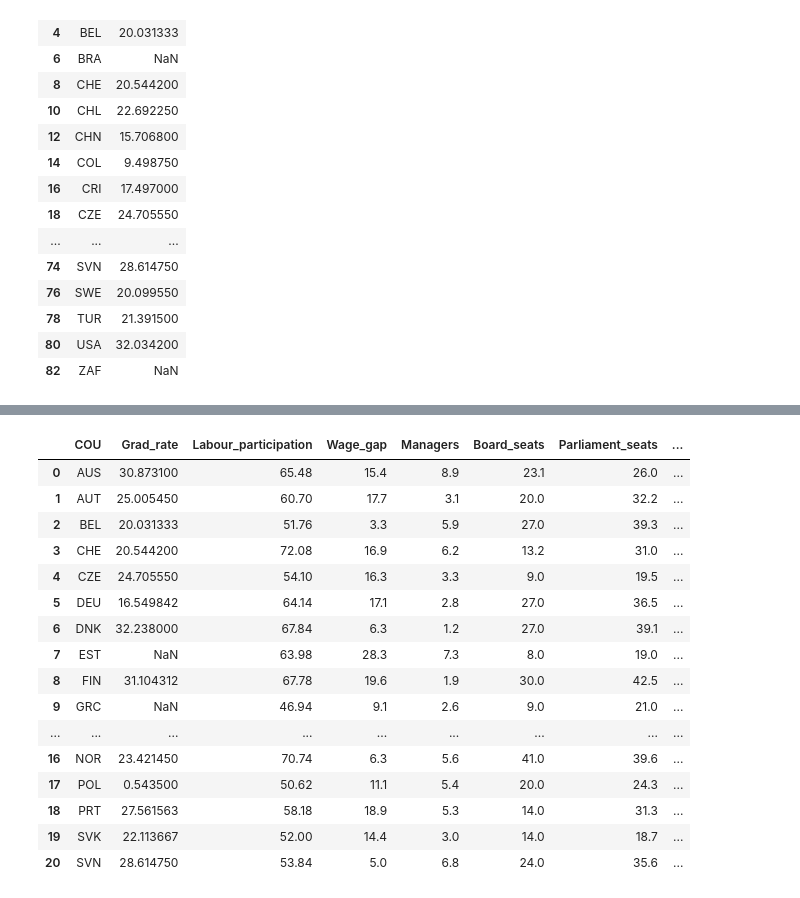
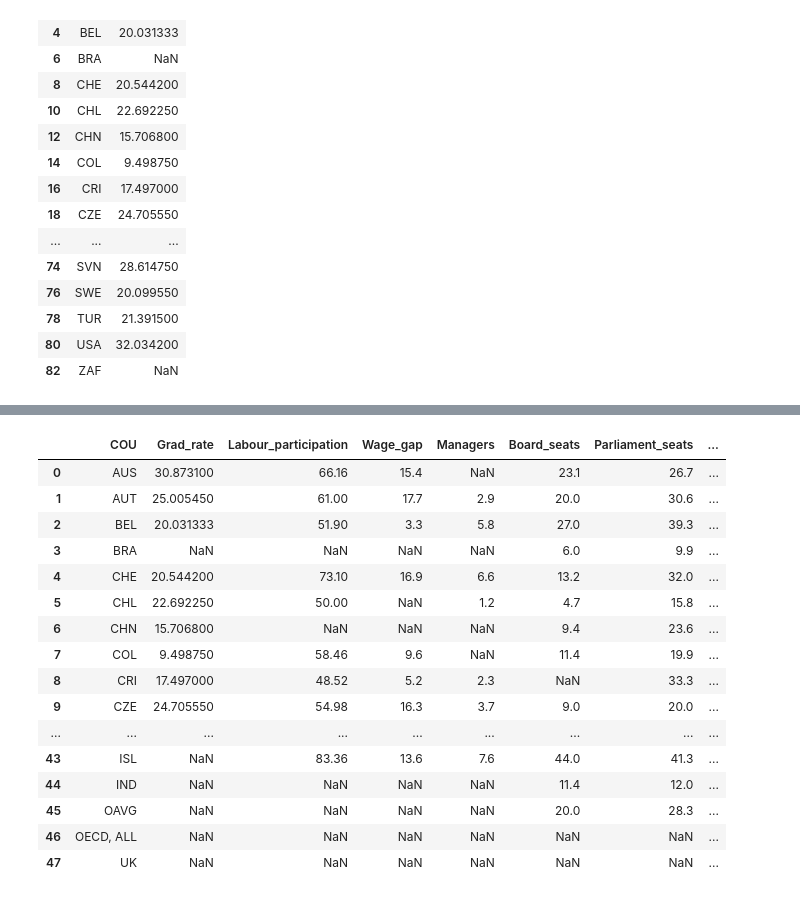
Before and after one commit to amandalouparker/glass-ceiling-index, a Jupyter notebook: OECD-data.ipynb, the cells around one changed output, grey strips where cells are left out. Cells and saved outputs as stored; diff of their text form; code cells hidden in the pictures.

```diff
--- a/OECD-data.ipynb
+++ b/OECD-data.ipynb
@@ -59,15 +78,15 @@ See the caveats in the documentation: http://pandas.pydata.org/pandas-docs/stabl
 # %%
 # Get 2014 data
 df01b = df01a[df01a['Year']==2014]
-df02b = df02a[df02a['Time']==2014]
+df02b = df02a[df02a['Time']==2015]
 df03b = df03a[df03a['Time']==2014]
-df04b = df04a[df04a['Time']==2014]
+df04b = df04a[df04a['Time']==2015]
 df05b = df05a[df05a['Time']==2016]
 # missing set
-df07b = df07a[df07a['Time']==2014]
+df07b = df07a[df07a['Time']==2015]
 # df08b = df08a[df08a['Time']==2014]
-df09b = df09a[df09a['Time']==2014]
-df10b = df10a[df10a['Time']==2014]
+df09b = df09a[df09a['Time']==2015]
+df10b = df10a[df10a['Time']==2015]
 # %%
 # Select indicators
 df01c = df01b[df01b.Indicator == 'Graduation rates ']
@@ -263,4 +295,5 @@ grad_rateW
 # %%
 concat = [grad_rateW, Labour_participationW, Wage_gap, ManagersW,
           Board_seatsW,Parliament_seatsW,Childcare_cost,Maternity_leave,Paternity_leave]
-df_merge = reduce(lambda left,right: pd.merge(left,right,on='COU'), concat)
+#df_merge = reduce(lambda left,right: pd.merge(left,right,on='COU'), concat)
+df_merge = reduce(lambda left,right: pd.merge(left,right,how='outer',on='COU'), concat)
@@ -299,26 +353,26 @@ final_df = df_merge
 # %%
-save_df = final_df #.fillna(value=0)
+save_df = df_merge#final_df #.fillna(value=0)
 save_df.to_csv('data/OECD_gci_dataframe.csv')
-# %%
-final_df
-# %% [output]
-|  | COU | Grad_rate | Labour_participation | Wage_gap | Managers | Board_seats | Parliament_seats | ... |
-| 0 | AUS | 30.873100 | 65.48 | 15.4 | 8.9 | 23.1 | 26.0 | ... |
-| 1 | AUT | 25.005450 | 60.70 | 17.7 | 3.1 | 20.0 | 32.2 | ... |
-| 2 | BEL | 20.031333 | 51.76 | 3.3 | 5.9 | 27.0 | 39.3 | ... |
-| 3 | CHE | 20.544200 | 72.08 | 16.9 | 6.2 | 13.2 | 31.0 | ... |
-| 4 | CZE | 24.705550 | 54.10 | 16.3 | 3.3 | 9.0 | 19.5 | ... |
-| 5 | DEU | 16.549842 | 64.14 | 17.1 | 2.8 | 27.0 | 36.5 | ... |
-| 6 | DNK | 32.238000 | 67.84 | 6.3 | 1.2 | 27.0 | 39.1 | ... |
-| 7 | EST | NaN | 63.98 | 28.3 | 7.3 | 8.0 | 19.0 | ... |
-| 8 | FIN | 31.104312 | 67.78 | 19.6 | 1.9 | 30.0 | 42.5 | ... |
-| 9 | GRC | NaN | 46.94 | 9.1 | 2.6 | 9.0 | 21.0 | ... |
-| ... | ... | ... | ... | ... | ... | ... | ... | ... |
-| 16 | NOR | 23.421450 | 70.74 | 6.3 | 5.6 | 41.0 | 39.6 | ... |
-| 17 | POL | 0.543500 | 50.62 | 11.1 | 5.4 | 20.0 | 24.3 | ... |
-| 18 | PRT | 27.561563 | 58.18 | 18.9 | 5.3 | 14.0 | 31.3 | ... |
-| 19 | SVK | 22.113667 | 52.00 | 14.4 | 3.0 | 14.0 | 18.7 | ... |
-| 20 | SVN | 28.614750 | 53.84 | 5.0 | 6.8 | 24.0 | 35.6 | ... |
+# %%
+save_df
+# %% [output]
+|  | COU | Grad_rate | Labour_participation | Wage_gap | Managers | Board_seats | Parliament_seats | ... |
+| 0 | AUS | 30.873100 | 66.16 | 15.4 | NaN | 23.1 | 26.7 | ... |
+| 1 | AUT | 25.005450 | 61.00 | 17.7 | 2.9 | 20.0 | 30.6 | ... |
+| 2 | BEL | 20.031333 | 51.90 | 3.3 | 5.8 | 27.0 | 39.3 | ... |
+| 3 | BRA | NaN | NaN | NaN | NaN | 6.0 | 9.9 | ... |
+| 4 | CHE | 20.544200 | 73.10 | 16.9 | 6.6 | 13.2 | 32.0 | ... |
+| 5 | CHL | 22.692250 | 50.00 | NaN | 1.2 | 4.7 | 15.8 | ... |
+| 6 | CHN | 15.706800 | NaN | NaN | NaN | 9.4 | 23.6 | ... |
+| 7 | COL | 9.498750 | 58.46 | 9.6 | NaN | 11.4 | 19.9 | ... |
+| 8 | CRI | 17.497000 | 48.52 | 5.2 | 2.3 | NaN | 33.3 | ... |
+| 9 | CZE | 24.705550 | 54.98 | 16.3 | 3.7 | 9.0 | 20.0 | ... |
+| ... | ... | ... | ... | ... | ... | ... | ... | ... |
+| 43 | ISL | NaN | 83.36 | 13.6 | 7.6 | 44.0 | 41.3 | ... |
+| 44 | IND | NaN | NaN | NaN | NaN | 11.4 | 12.0 | ... |
+| 45 | OAVG | NaN | NaN | NaN | NaN | 20.0 | 28.3 | ... |
+| 46 | OECD, ALL | NaN | NaN | NaN | NaN | NaN | NaN | ... |
+| 47 | UK | NaN | NaN | NaN | NaN | NaN | NaN | ... |
 # %%
 #Check data in plots
 
```
Also changed, not shown: parts of 11 cells of this notebook, 2 other files.
